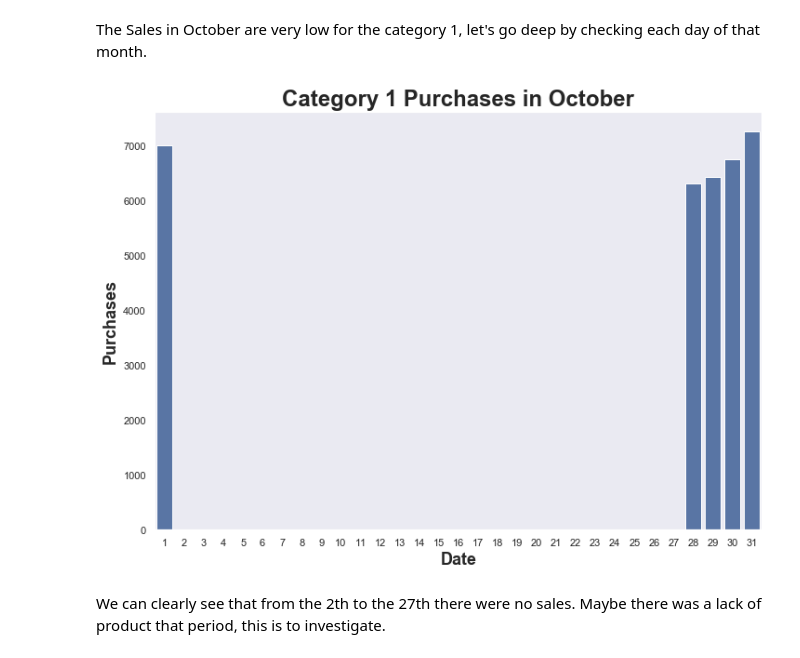
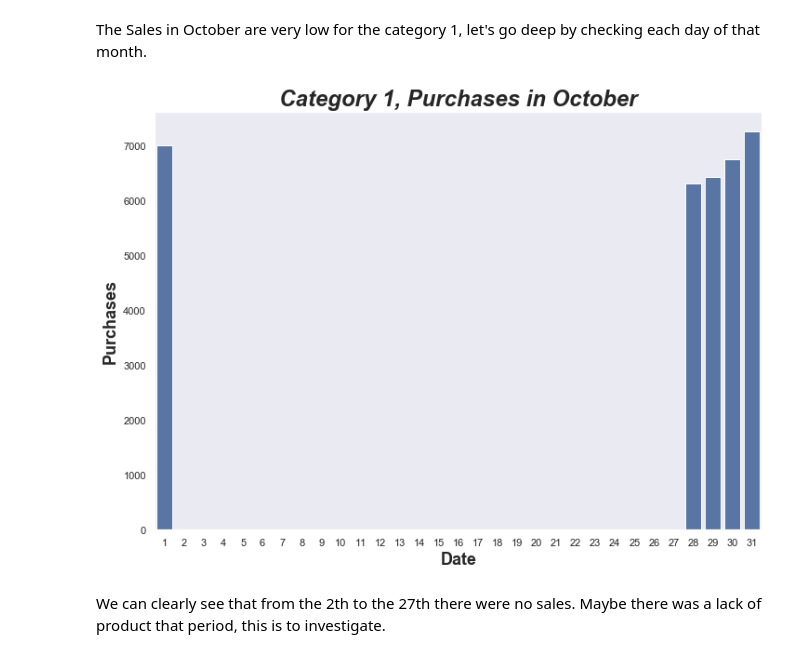
Before and after one commit to furawa/OC_data_analyst_projects, a Jupyter notebook: 02_analyze_company_sales/analyze_sales.ipynb, the cells around one changed output. Cells and saved outputs as stored; diff of their text form; code cells hidden in the pictures.

```diff
--- a/02_analyze_company_sales/analyze_sales.ipynb
+++ b/02_analyze_company_sales/analyze_sales.ipynb
@@ -351,14 +359,15 @@ The Sales in October are very low for the category 1, let's go deep by checking
 # %%
 # Dataframe of all the days of october, we group by category and days
 sales_oct = sales_clean_oct.groupby(["category", sales_clean_oct.date.dt.day]).sum().reset_index()
 # Filter just for category 1
 sales_oct_1 = sales_oct[sales_oct.category == "1"]
 sns.barplot("date", "price",data = sales_oct_1, color = "b")
 plt.xlabel("Date", fontsize = 18, fontweight = "bold")
 plt.ylabel("Purchases", fontsize = 18, fontweight = "bold")
-plt.title("Category 1 Purchases in October", fontsize = 24, fontweight = "bold");
+plt.title("Category 1, Purchases in October", fontsize = 24, fontweight = "bold", fontstyle = "italic")
+plt.savefig("images/october_days.svg");
 # %% [output]
-[figure, old version]
+[figure, new version]
 # %% [markdown]
 We can clearly see that from the 2th to the 27th there were no sales. Maybe there was a lack of product that period, this is to investigate.
 # %% [markdown]
```
Also changed, not shown: parts of 16 cells of this notebook.
